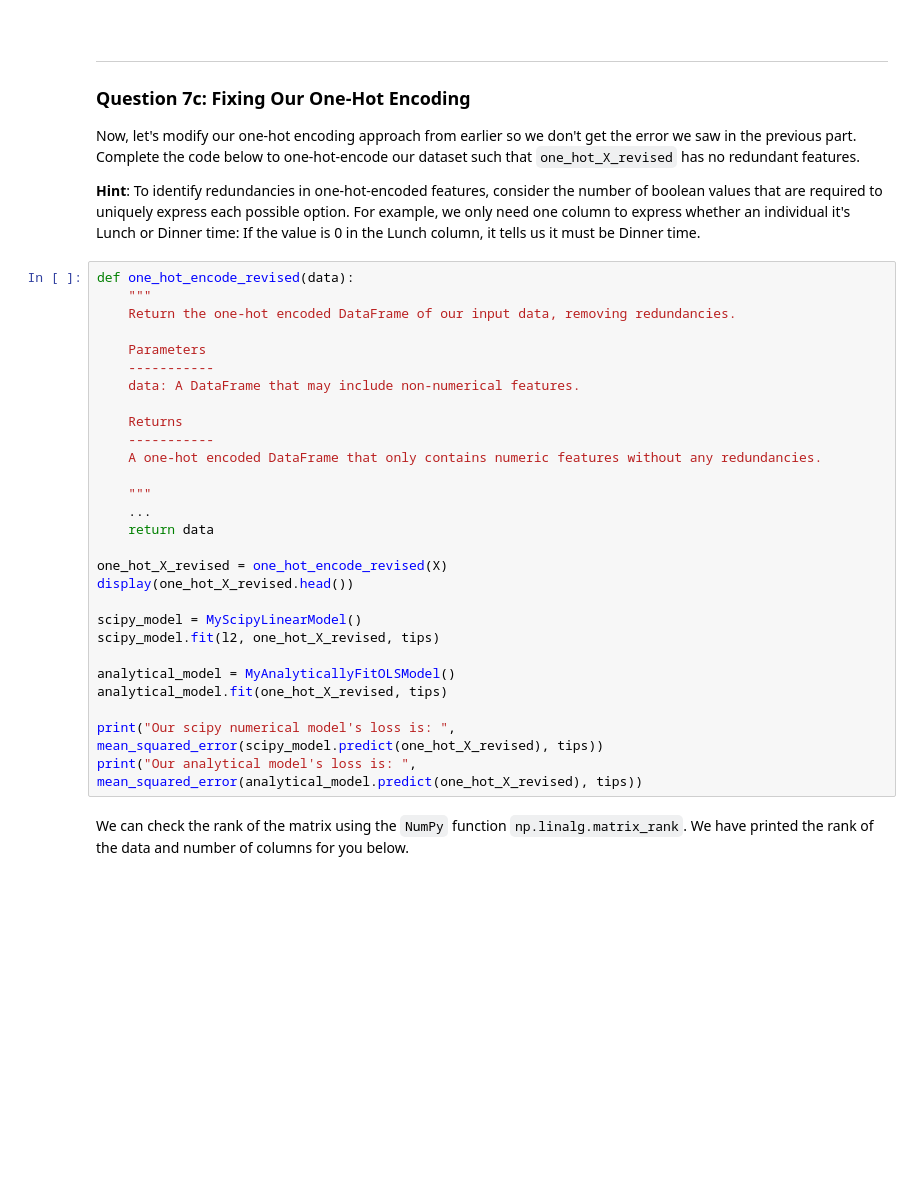
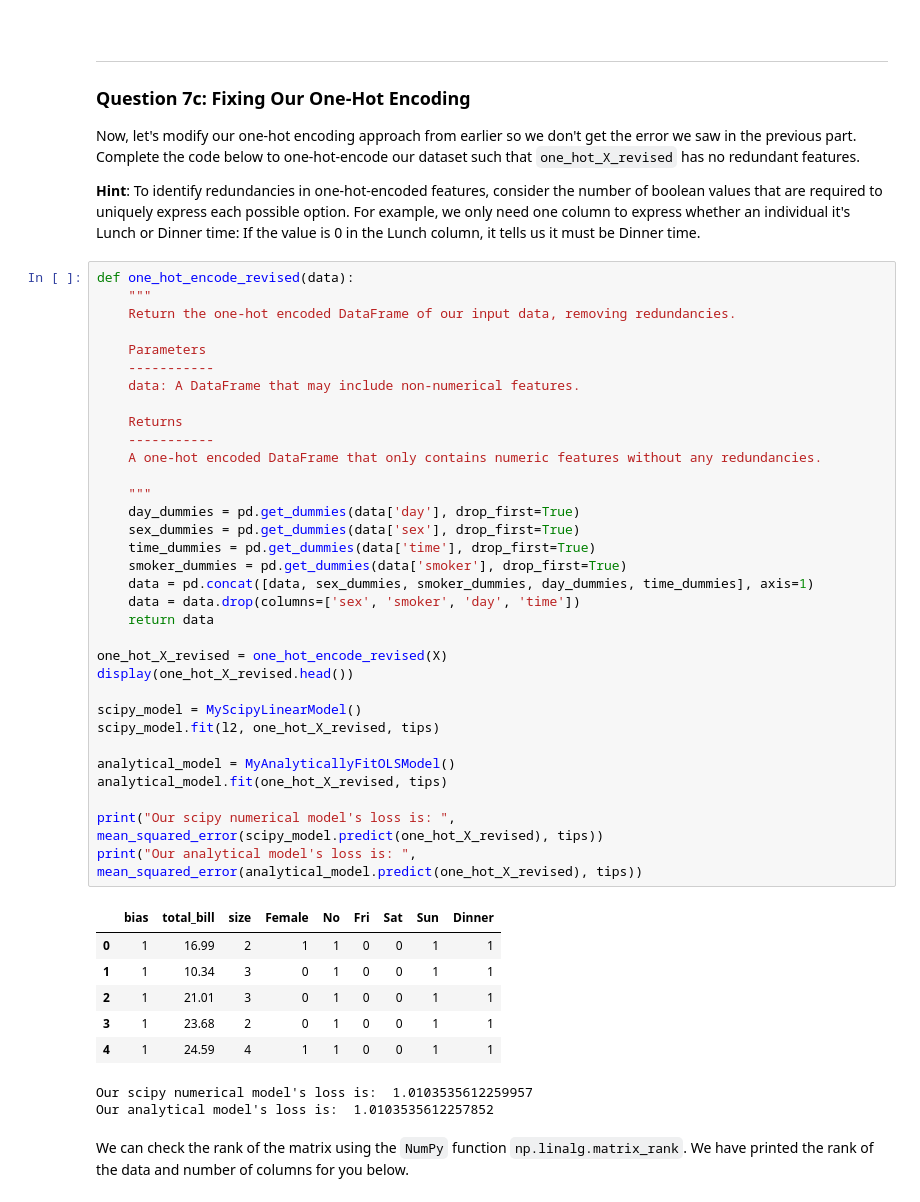
Before and after one commit to Alan-Heoooh/STAT471, a Jupyter notebook: Lab/lab6/exercise/lab6.ipynb, the cells around one changed output. Saved outputs shown, nothing was run; the diff lists cells and outputs as text; blank space fills up the shorter version.

```diff
--- a/Lab/lab6/exercise/lab6.ipynb
+++ b/Lab/lab6/exercise/lab6.ipynb
@@ -737,31 +902,45 @@ Now, let's modify our one-hot encoding approach from earlier so we don't get the
 # %%
 def one_hot_encode_revised(data):
     """
     Return the one-hot encoded DataFrame of our input data, removing redundancies.
 
     Parameters
     -----------
     data: A DataFrame that may include non-numerical features.
 
     Returns
     -----------
     A one-hot encoded DataFrame that only contains numeric features without any redundancies.
 
     """
-    ...
+    day_dummies = pd.get_dummies(data['day'], drop_first=True)
+    sex_dummies = pd.get_dummies(data['sex'], drop_first=True)
+    time_dummies = pd.get_dummies(data['time'], drop_first=True)
+    smoker_dummies = pd.get_dummies(data['smoker'], drop_first=True)
+    data = pd.concat([data, sex_dummies, smoker_dummies, day_dummies, time_dummies], axis=1)
+    data = data.drop(columns=['sex', 'smoker', 'day', 'time'])
     return data
 
 one_hot_X_revised = one_hot_encode_revised(X)
 display(one_hot_X_revised.head())
 
 scipy_model = MyScipyLinearModel()
 scipy_model.fit(l2, one_hot_X_revised, tips)
 
 analytical_model = MyAnalyticallyFitOLSModel()
 analytical_model.fit(one_hot_X_revised, tips)
 
 print("Our scipy numerical model's loss is: ", mean_squared_error(scipy_model.predict(one_hot_X_revised), tips))
 print("Our analytical model's loss is: ", mean_squared_error(analytical_model.predict(one_hot_X_revised), tips))
+# %% [output]
+|  | bias | total_bill | size | Female | No | Fri | Sat | Sun | Dinner |
+| 0 | 1 | 16.99 | 2 | 1 | 1 | 0 | 0 | 1 | 1 |
+| 1 | 1 | 10.34 | 3 | 0 | 1 | 0 | 0 | 1 | 1 |
+| 2 | 1 | 21.01 | 3 | 0 | 1 | 0 | 0 | 1 | 1 |
+| 3 | 1 | 23.68 | 2 | 0 | 1 | 0 | 0 | 1 | 1 |
+| 4 | 1 | 24.59 | 4 | 1 | 1 | 0 | 0 | 1 | 1 |
+Our scipy numerical model's loss is:  1.0103535612259957
+Our analytical model's loss is:  1.0103535612257852
 # %% [markdown]
 We can check the rank of the matrix using the `NumPy` function `np.linalg.matrix_rank`. We have printed the rank of the data and number of columns for you below.
 # %%
```
Also changed, not shown: parts of 48 cells of this notebook, 2 other files.
